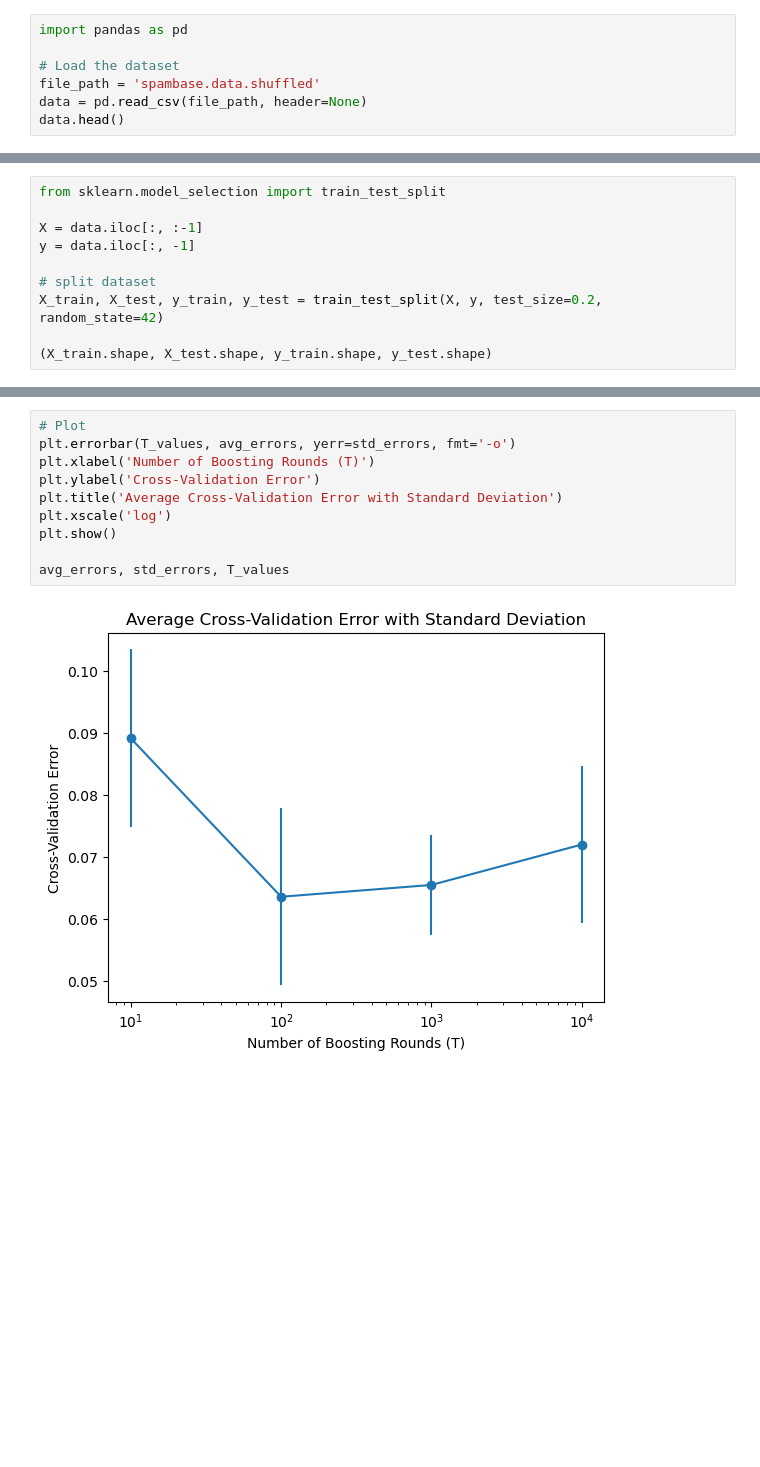
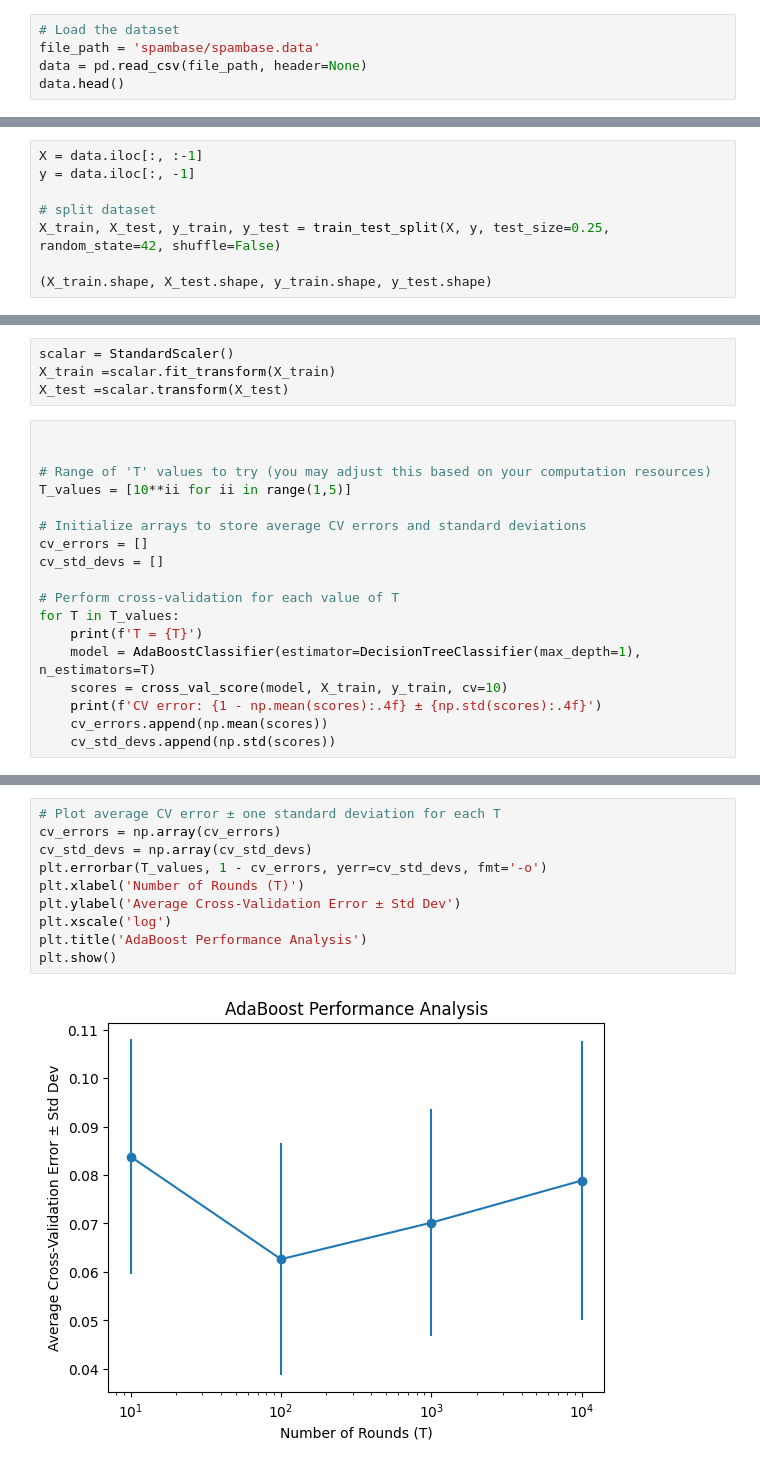
Before and after one commit to Derrick-Lyu/School_Projects, a Jupyter notebook: FML 2.1 dl4330.ipynb, the cells around one changed output, grey strips where cells are left out. Saved outputs shown, nothing was run; the diff lists cells and outputs as text; blank space fills up the shorter version.

```diff
--- a/FML 2.1 dl4330.ipynb
+++ b/FML 2.1 dl4330.ipynb
@@ -1,8 +10,6 @@
 # %%
-import pandas as pd
-
 # Load the dataset
-file_path = 'spambase.data.shuffled'
+file_path = 'spambase/spambase.data'
 data = pd.read_csv(file_path, header=None)
 data.head()
 # %% [output]
@@ -15,12 +22,10 @@ data.head()
 5 rows × 58 columns
 # %%
-from sklearn.model_selection import train_test_split
-
 X = data.iloc[:, :-1]
 y = data.iloc[:, -1]
 
 # split dataset
-X_train, X_test, y_train, y_test = train_test_split(X, y, test_size=0.2, random_state=42)
+X_train, X_test, y_train, y_test = train_test_split(X, y, test_size=0.25, random_state=42, shuffle=False)
 
 (X_train.shape, X_test.shape, y_train.shape, y_test.shape)
 # %% [output]
@@ -74,0 +33,22 @@ Errors: [0.05978260869565222, 0.06521739130434778, 0.08152173913043481, 0.076086
+# %%
+scalar = StandardScaler()
+X_train =scalar.fit_transform(X_train)
+X_test =scalar.transform(X_test)
+# %%
+
+
+# Range of 'T' values to try (you may adjust this based on your computation resources)
+T_values = [10**ii for ii in range(1,5)]
+
+# Initialize arrays to store average CV errors and standard deviations
+cv_errors = []
+cv_std_devs = []
+
+# Perform cross-validation for each value of T
+for T in T_values:
+    print(f'T = {T}')
+    model = AdaBoostClassifier(estimator=DecisionTreeClassifier(max_depth=1), n_estimators=T)
+    scores = cross_val_score(model, X_train, y_train, cv=10)
+    print(f'CV error: {1 - np.mean(scores):.4f} ± {np.std(scores):.4f}')
+    cv_errors.append(np.mean(scores))
+    cv_std_devs.append(np.std(scores))
@@ -75,12 +64,12 @@ Errors: [0.05978260869565222, 0.06521739130434778, 0.08152173913043481, 0.076086
 # %%
-# Plot
-plt.errorbar(T_values, avg_errors, yerr=std_errors, fmt='-o')
-plt.xlabel('Number of Boosting Rounds (T)')
-plt.ylabel('Cross-Validation Error')
-plt.title('Average Cross-Validation Error with Standard Deviation')
+# Plot average CV error ± one standard deviation for each T
+cv_errors = np.array(cv_errors)
+cv_std_devs = np.array(cv_std_devs)
+plt.errorbar(T_values, 1 - cv_errors, yerr=cv_std_devs, fmt='-o')
+plt.xlabel('Number of Rounds (T)')
+plt.ylabel('Average Cross-Validation Error ± Std Dev')
 plt.xscale('log')
+plt.title('AdaBoost Performance Analysis')
 plt.show()
-
-avg_errors, std_errors, T_values
 # %% [output]
-[figure, old version]
+[figure, new version]
```
Also changed, not shown: parts of 10 cells of this notebook.
